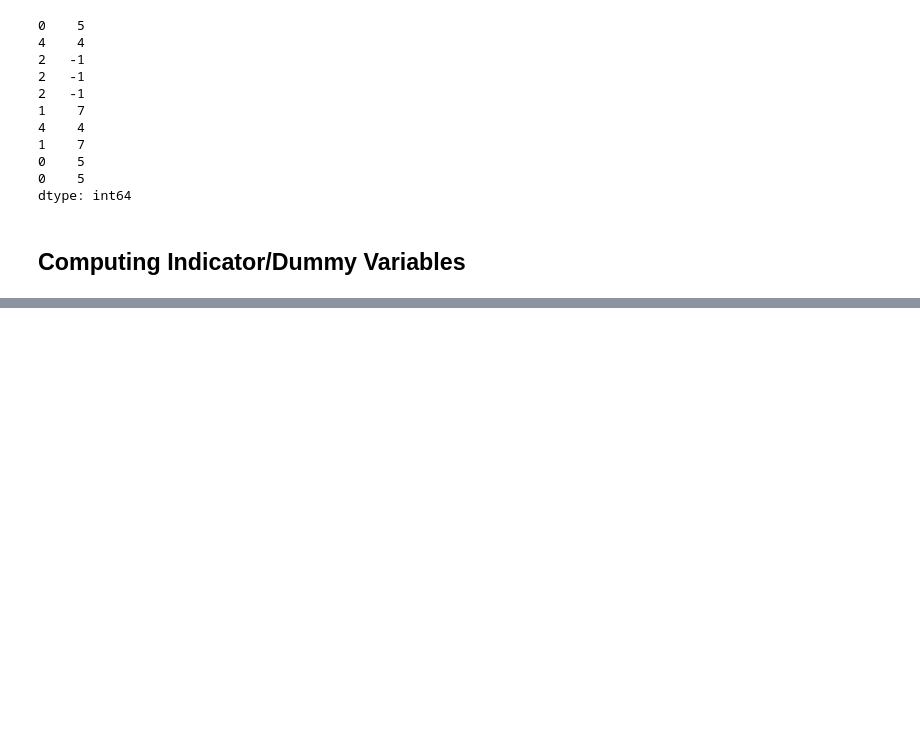
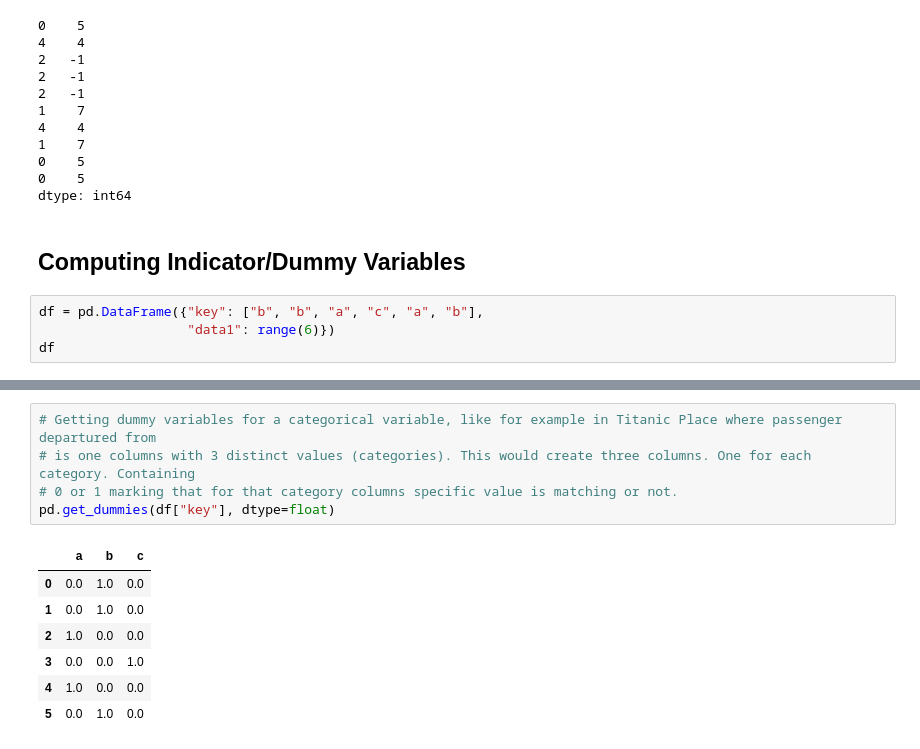
Before and after one commit to atozncoder/ai, a Jupyter notebook: PythonForDataAnalysisBook/7DataCleaning.ipynb, the cells around one changed output, grey strips where cells are left out. Cells and saved outputs as stored; diff of their text form; blank space fills up the shorter version.

```diff
--- a/PythonForDataAnalysisBook/7DataCleaning.ipynb
+++ b/PythonForDataAnalysisBook/7DataCleaning.ipynb
@@ -657,3 +657,7 @@ choices.sample(n=10, replace=True)
 dtype: int64
 # %% [markdown]
 ## Computing Indicator/Dummy Variables
+# %%
+df = pd.DataFrame({"key": ["b", "b", "a", "c", "a", "b"],
+                   "data1": range(6)})
+df
@@ -659,0 +672,13 @@ dtype: int64
+# %%
+# Getting dummy variables for a categorical variable, like for example in Titanic Place where passenger departured from
+# is one columns with 3 distinct values (categories). This would create three columns. One for each category. Containing
+# 0 or 1 marking that for that category columns specific value is matching or not.
+pd.get_dummies(df["key"], dtype=float)
+# %% [output]
+|  | a | b | c |
+| 0 | 0.0 | 1.0 | 0.0 |
+| 1 | 0.0 | 1.0 | 0.0 |
+| 2 | 1.0 | 0.0 | 0.0 |
+| 3 | 0.0 | 0.0 | 1.0 |
+| 4 | 1.0 | 0.0 | 0.0 |
+| 5 | 0.0 | 1.0 | 0.0 |
```
Also changed, not shown: parts of 2 cells of this notebook, 1 other file.
